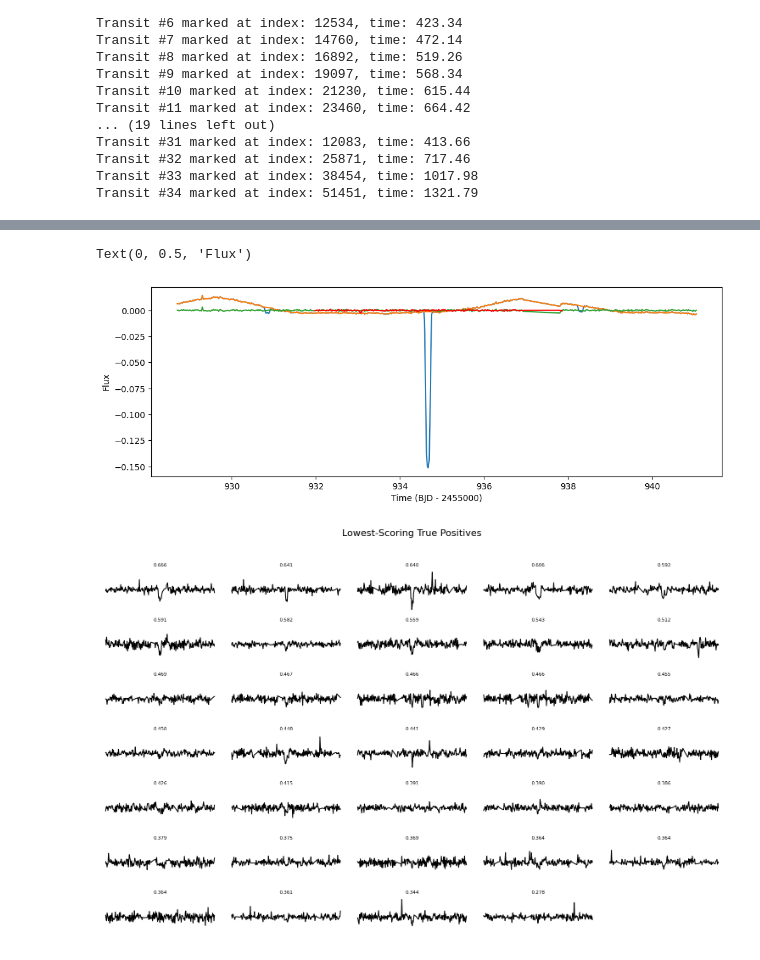
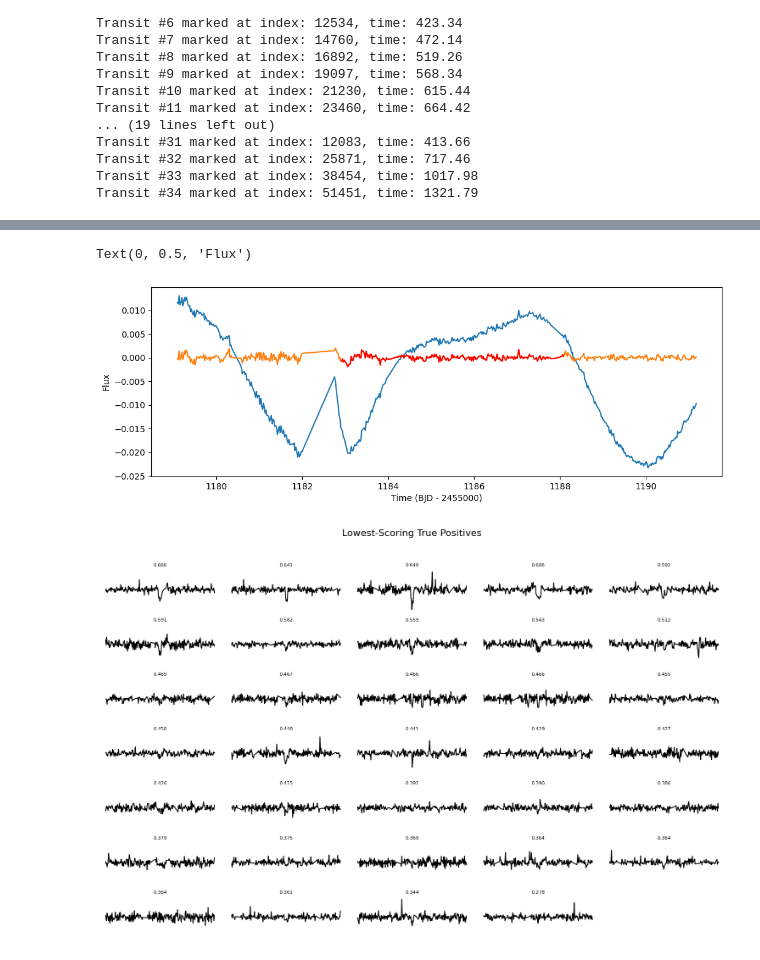
Before and after one commit to sfremy/astro_tools, a Jupyter notebook: prefold_automated.ipynb, the cells around one changed output, grey strips where cells are left out. Cells and saved outputs as stored; diff of their text form; code cells hidden in the pictures.

```diff
--- a/prefold_automated.ipynb
+++ b/prefold_automated.ipynb
@@ -710,12 +710,20 @@ for transit_time in time_dict[kic]:
     print(f'Transit #{i} marked at index: {idx}, time: {np.round(t[idx], 2)}')
     i += 1
 
+# Account for gaps
+dt = np.diff(t)  # time difference between adjacent points
+gap_threshold = 0.1  # e.g., 0.05 days ≈ 72 minutes
+gap_indices = np.where(dt > gap_threshold)[0]
+for gap_idx in gap_indices:
+    del_idxs = np.append(del_idxs, np.arange(gap_idx - 120, gap_idx + 120))
+
 del_idxs = np.unique(del_idxs.astype(int))
 
 tp_array = segments[tp_idxs]
 tn_array = np.delete(segments, del_idxs, axis=0)
 t_segments= np.delete(t_segments, del_idxs, axis=0)
 
+
 tp_transformed = normalize_with_std(tp_array)
 tn_transformed = normalize_with_std(tn_array)
 # %% [output]
@@ -832,6 +840,7 @@ times_segments = t_segments[mask]
 sorted_indices = np.argsort(-high_scores)  # negative for descending
 sorted_scores = high_scores[sorted_indices]
 sorted_segments = high_segments[sorted_indices]
+sorted_times = times_segments[sorted_indices]
 
 def plot_light_curve_grid(segments, scores=None, n_cols=5, figsize=(15, 10), title="Top Negative Samples"):
     """
@@ -870,19 +879,19 @@ plot_light_curve_grid(sorted_segments[:20], scores=sorted_scores[:20], title="Hi
 # %%
-n_sample = 0
+n_sample = 1
 
-t_start = int(np.where(t == times_segments[n_sample][0])[0] - 150)
-t_end = int(np.where(t == times_segments[n_sample][-1])[0] + 150)
+t_start = int(np.where(t == sorted_times[n_sample][0])[0] - 150)
+t_end = int(np.where(t == sorted_times[n_sample][-1])[0] + 150)
 
 plt.figure(figsize=(12, 4))
-plt.plot(t[t_start:t_end], f[t_start:t_end] - 1, label='Original')
+# plt.plot(t[t_start:t_end], f[t_start:t_end] - 1, label='Original')
 plt.plot(t[t_start:t_end], flux_corrected_2[t_start:t_end] - 1, label='Masked')
 plt.plot(t[t_start:t_end], detrend[t_start:t_end], label='Detrended')
-plt.plot(times_segments[n_sample], sorted_segments[n_sample], label='Segment', color='red')
+plt.plot(sorted_times[n_sample], sorted_segments[n_sample], label='Segment', color='red')
 plt.xlabel("Time (BJD - 2455000)")
 plt.ylabel("Flux")
 # %% [output]
 Text(0, 0.5, 'Flux')
-[figure, old version]
+[figure, new version]
 # %%
 # Flatten to 1D array
 true_pred_flat = true_pred.ravel()
```
Also changed, not shown: parts of 4 cells of this notebook.
